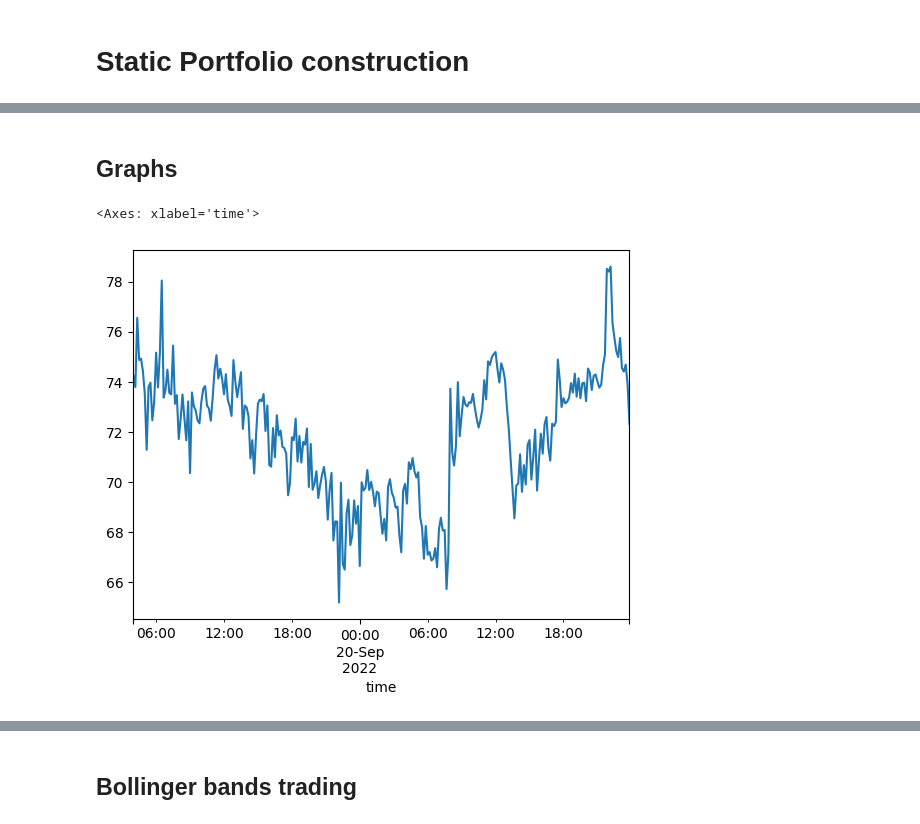
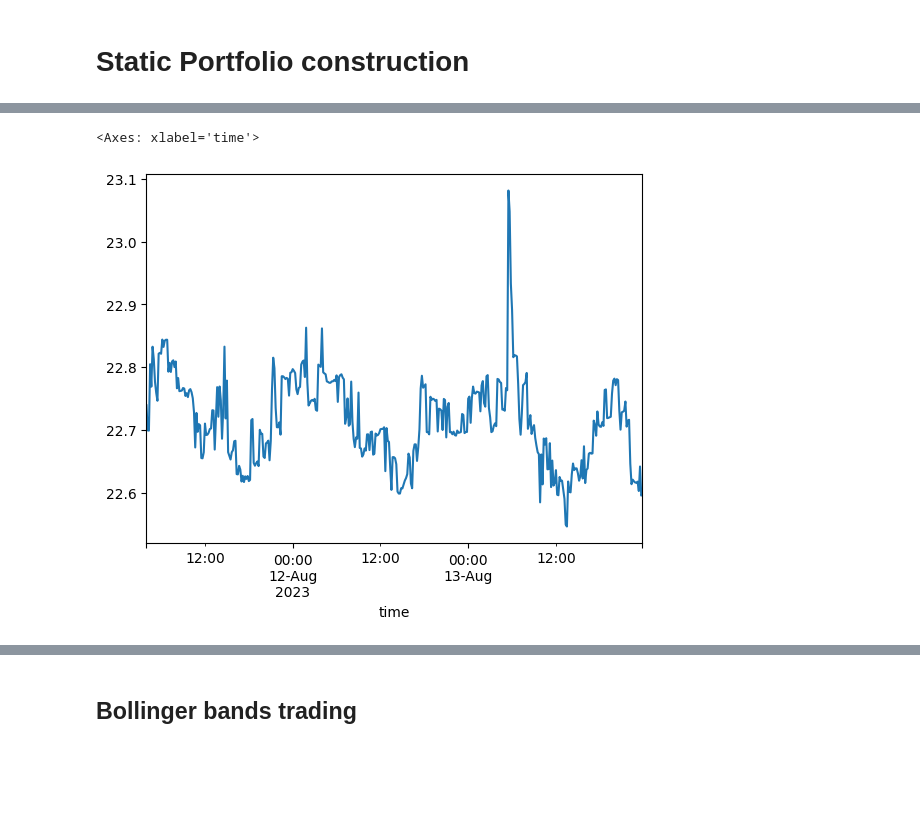
Before and after one commit to sculd/mean_reversal, a Jupyter notebook: var1_trade.ipynb, the cells around one changed output, grey strips where cells are left out. Cells and saved outputs as stored; diff of their text form; code cells hidden in the pictures; blank space fills up the shorter version.

```diff
--- a/var1_trade.ipynb
+++ b/var1_trade.ipynb
@@ -41,8 +54,14 @@ df_close_20230806_20230809 = df_close_202308[(df_close_202308.index >= date_str_
+# %%
+df_202309 = pd.read_csv('algo/data/market_data_binance.by_minute_ALL_2023-09-01T04:00:00Z_2023-09-30T03:59:00Z.csv')
+df_202309['time'] = pd.to_datetime(df_202309['timestamp'], unit='s')
+df_close_202309 = df_202309.pivot(index='time', columns='symbol', values='close')
 # %%
-def get_close_between_datetime(sample_period_minutes, symbols, start_datetime_str, end_datetime_str):
-    df = df_close_202308 # df_close
-    return df[(df.index >= start_datetime_str) & (df.index < end_datetime_str)][symbols].resample(f'{sample_period_minutes}min').last()
+def get_close_between_datetime(sample_period_minutes, symbols, start_datetime_str, end_datetime_str, if_2023=True):
+    df = pd.concat([df_close_202308, df_close_202309]) if if_2023 else df_close_202209
+    df1 = df[(df.index >= start_datetime_str) & (df.index < end_datetime_str)][symbols].resample(f'{sample_period_minutes}min').last().dropna()
+    #return pd.concat([df1, df2])
+    return df1
 
-def get_close_between_date(sample_period_minutes, symbols, start_date_str, end_date_str):
-    return get_close_between_datetime(sample_period_minutes, symbols, start_date_str + " 00:00:000", end_date_str + " 00:00:000")
+def get_close_between_date(sample_period_minutes, symbols, start_date_str, end_date_str, if_2023=True):
+    return get_close_between_datetime(sample_period_minutes, symbols, start_date_str + " 00:00:000", end_date_str + " 00:00:000", if_2023=if_2023)
 # %%
@@ -161,7 +185,7 @@ start_symbol: GMXUSDT
 # %%
 #symbols = ['YFIIUSDT', 'ETHUSDT', 'PAXGUSDT', 'BIFIUSDT', 'BNBUSDT']
 #symbols = ['YFIIUSDT', 'ETHUSDT', 'BIFIUSDT']
-symbols = ['GMXUSDT', 'BTCUSDT', 'MKRUSDT']
+symbols = ['BNBUPUSDT', 'BNBUSDT', 'SOLUSDT']
 # %%
 get_close_between_date(10, symbols, date_str_20230806, date_str_20230809).dropna().head()
 # %% [output]
@@ -402,5 +279,8 @@ def add_features(df_prices, wgt, trading_param):
 # Static Portfolio construction
 # %%
 #df_prices = get_close_between_date(10, symbols, date_str_20220919, date_str_20220922)
-df_prices = get_close_between_date(1, symbols, date_str_20220919, date_str_20220922)
-var_eigen_vals, var_eigen_vecs, wgts = get_var1_wgts_values_transpose(*df_prices.values.T)
+#df_prices = get_close_between_date(1, symbols_2022, date_str_20220919, date_str_20220922, if_2023=False)
+#symbols = ['YFIIUSDT', 'ETHUSDT', 'BIFIUSDT']
+df_prices = get_close_between_date(4, symbols, date_str_20230811, date_str_20230814).dropna()
+#df_prices = df_close_20230806_20230809[symbols].dropna()
+var_eigen_vals, var_eigen_vecs, wgts = algo.minimal_predictability.calculate.get_var1_wgts_values_transpose(*df_prices.values.T)
@@ -431,7 +327,5 @@ get_close_between_date(10, symbols, date_str_20220919, date_str_20220921).head(3
-# %% [markdown]
-## Graphs
 # %%
-(get_close_between_date(10, symbols, date_str_20220919, date_str_20220921) * var_eigen_vecs[:,0]).sum(axis=1).plot()
+(get_close_between_date(10, symbols, date_str_20230811, date_str_20230814) * var_eigen_vecs[:,0]).sum(axis=1).plot()
 # %% [output]
 <Axes: xlabel='time'>
-[figure, old version]
+[figure, new version]
```
Also changed, not shown: parts of 74 cells of this notebook, 2 other files.
